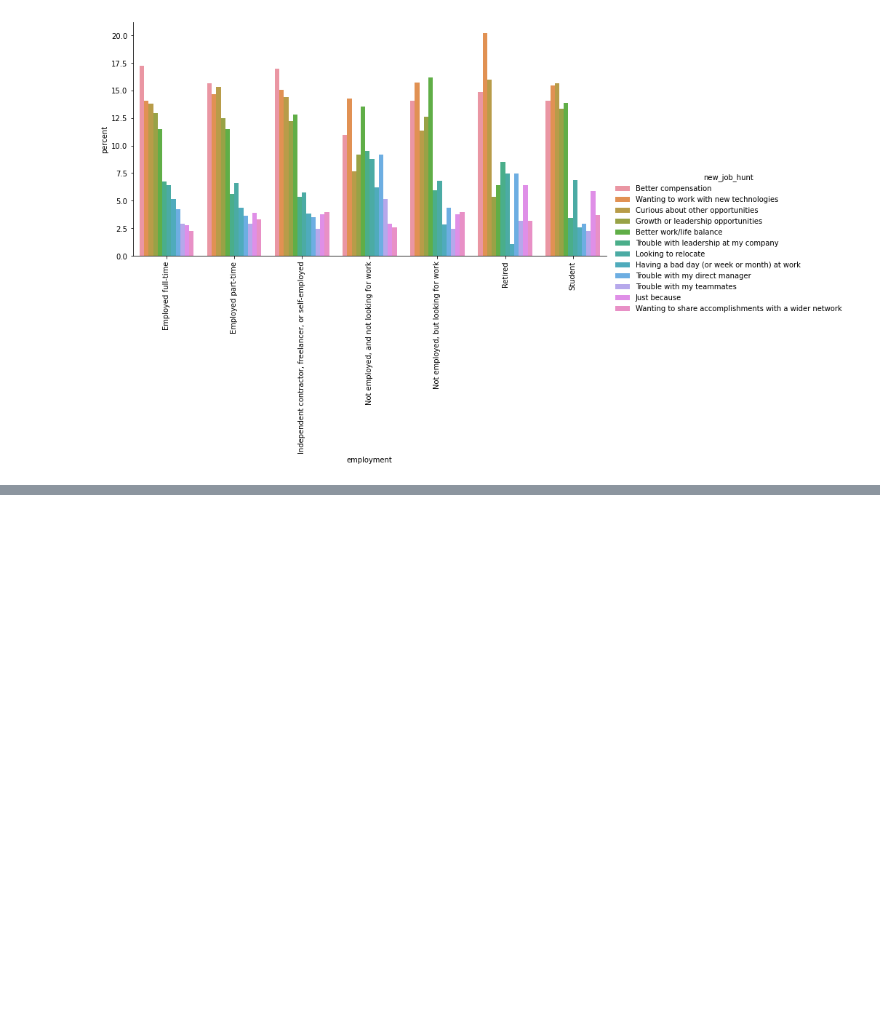
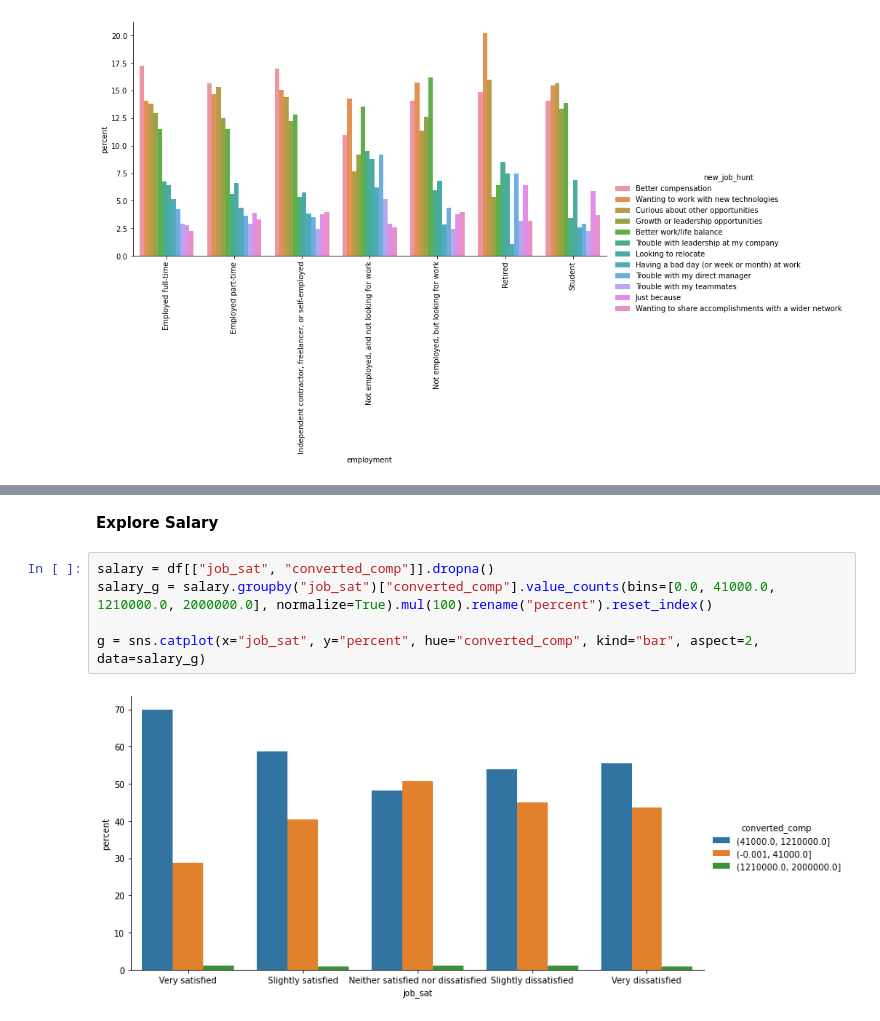
Before and after one commit to netxph/so-analysis, a Jupyter notebook: notebook/02-so-eda.ipynb, the cells around one changed output, grey strips where cells are left out. Cells and saved outputs as stored; diff of their text form; blank space fills up the shorter version.

```diff
--- a/notebook/02-so-eda.ipynb
+++ b/notebook/02-so-eda.ipynb
@@ -226 +237,10 @@ df.new_job_hunt_research.dropna().str.split(";").explode().value_counts().plot(k
 [figure]
+# %% [markdown]
+**Explore Salary**
+# %%
+salary = df[["job_sat", "converted_comp"]].dropna()
+salary_g = salary.groupby("job_sat")["converted_comp"].value_counts(bins=[0.0, 41000.0, 1210000.0, 2000000.0], normalize=True).mul(100).rename("percent").reset_index()
+
+g = sns.catplot(x="job_sat", y="percent", hue="converted_comp", kind="bar", aspect=2, data=salary_g)
+# %% [output]
+[figure, added]
```
Also changed, not shown: parts of 16 cells of this notebook, 1 other file.
